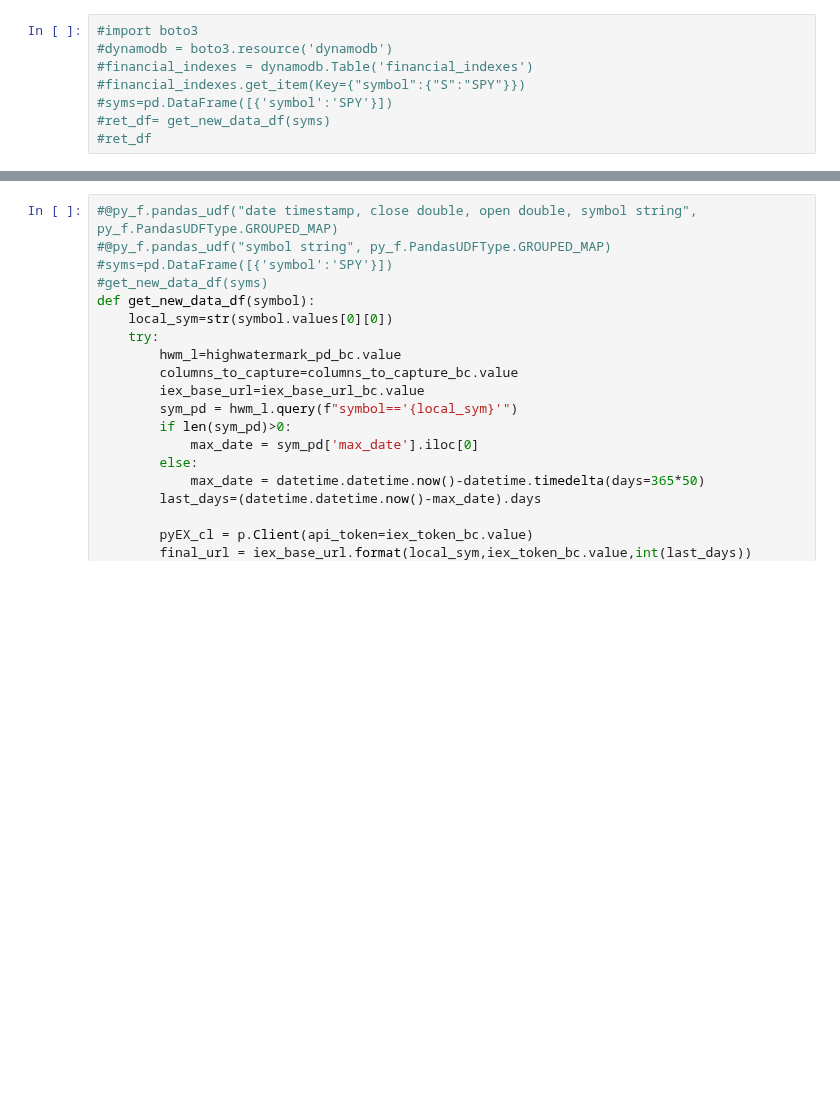
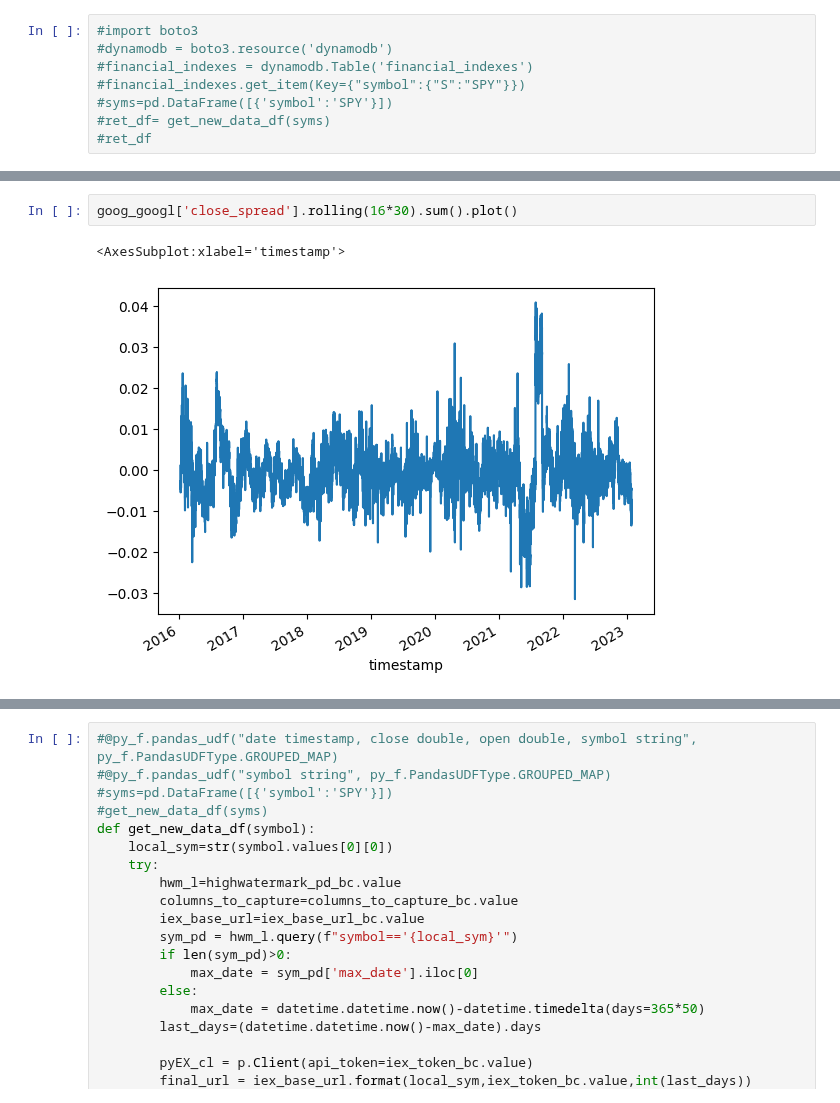
Before and after one commit to aws-samples/quant-research, a Jupyter notebook: src/notebooks/quant_research_examples/intraday_momentum.ipynb, the cells around one changed output, grey strips where cells are left out. Saved outputs shown, nothing was run; the diff lists cells and outputs as text; blank space fills up the shorter version.

```diff
--- a/src/notebooks/quant_research_examples/intraday_momentum.ipynb
+++ b/src/notebooks/quant_research_examples/intraday_momentum.ipynb
@@ -96,0 +130,5 @@ if False:
+# %%
+goog_googl['close_spread'].rolling(16*30).sum().plot()
+# %% [output]
+<AxesSubplot:xlabel='timestamp'>
+[figure, added]
```
Also changed, not shown: parts of 23 cells of this notebook, 3 other files.
